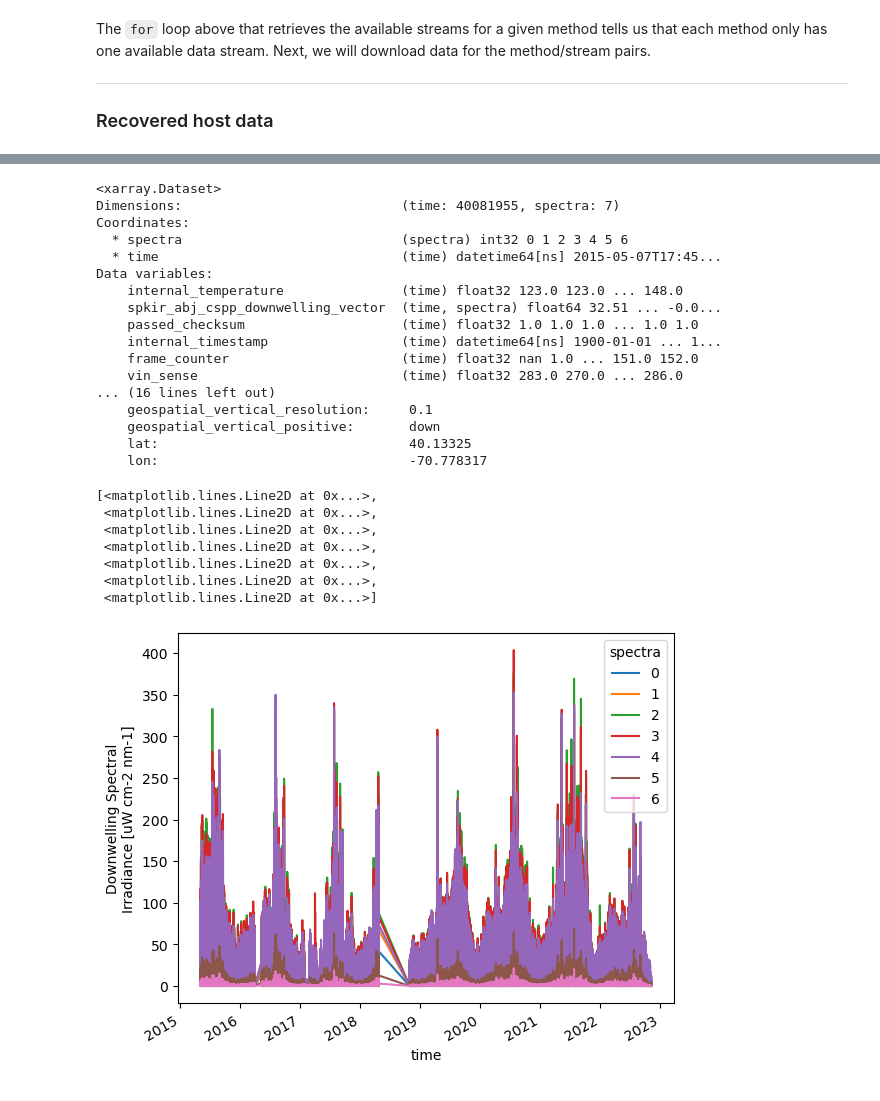
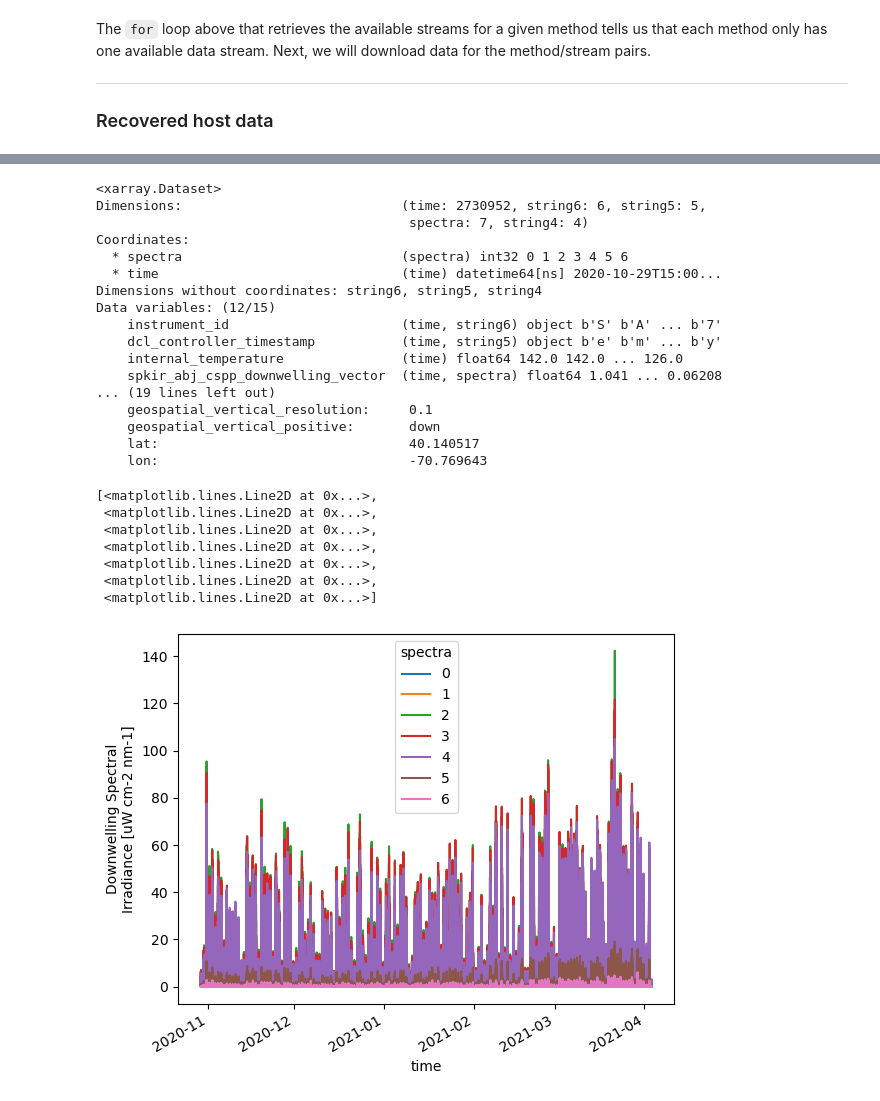
Before and after one commit to cooleyky/qartod_testing, a Jupyter notebook: notebooks/11-Deep-dive-CP01CNSM-RID26-08-SPKIRB000.ipynb, the cells around one changed output, grey strips where cells are left out. Drawn from its saved outputs; the diff is of its cells as text; code cells hidden in the pictures.

```diff
--- a/notebooks/11-Deep-dive-CP01CNSM-RID26-08-SPKIRB000.ipynb
+++ b/notebooks/11-Deep-dive-CP01CNSM-RID26-08-SPKIRB000.ipynb
@@ -63,0 +61,14 @@ if not os.path.exists(out_path):
+# %%
+# View annotations
+annotations = get_annotations(site, node, sensor)
+annotations = pd.DataFrame(annotations)
+
+if not annotations.empty:
+    annotations = annotations.drop(columns=['@class'])
+    annotations['beginDate'] = pd.to_datetime(annotations.beginDT, unit='ms').dt.strftime('%Y-%m-%dT%H:%M:%S')
+    annotations['endDate'] = pd.to_datetime(annotations.endDT, unit='ms').dt.strftime('%Y-%m-%dT%H:%M:%S')
+
+annotations
+
+# Note: now I have moved the lines that add a human-readable date time up here where the annotations are displayed, however I'm not sure if the begin and endDT columns still need
+# to exist. I would like to remove them because they are just taking up space and don't add anything to the dataFrame displayed below.
@@ -120,0 +94,8 @@ annotations
+# %%
+# Set method and stream strings
+method = methods[0]
+stream = streams[method][0]
+deploy = 13
+# %%
+# load data from the local kdata directory
+spkir = load_kdata(site, node, sensor, method, stream, ('*deployment%04d*SPKIR*.nc' % deploy))
@@ -121,48 +104,44 @@ annotations
 # %%
 # Add qc flags for annotations retrieved above
 if not annotations.empty:
-    annotations = annotations.drop(columns=['@class'])
-    annotations['beginDate'] = pd.to_datetime(annotations.beginDT, unit='ms').dt.strftime('%Y-%m-%dT%H:%M:%S')
-    annotations['endDate'] = pd.to_datetime(annotations.endDT, unit='ms').dt.strftime('%Y-%m-%dT%H:%M:%S')
-
     # create an annotation-based quality flag
-    data_edit = add_annotation_qc_flags(host_data, annotations)
+    data_edit = add_annotation_qc_flags(spkir, annotations)
 
     # clean-up the data, removing values that were marked as fail either from the quality checks or in the
     # annotations, and all data collected after the cut off date
-    data_edit = data_edit.where(data_edit.rollup_annotations_qc_results != 4)
+    spkir = data_edit.where(data_edit.rollup_annotations_qc_results < 4)
 # %%
 # Check structure of edited data and contents
-data_edit
+spkir
 # %% [output]
 <xarray.Dataset>
-Dimensions:                            (time: 40081955, spectra: 7)
+Dimensions:                            (time: 2730952, string6: 6, string5: 5,
+                                        spectra: 7, string4: 4)
 Coordinates:
   * spectra                            (spectra) int32 0 1 2 3 4 5 6
-  * time                               (time) datetime64[ns] 2015-05-07T17:45...
-Data variables:
-    internal_temperature               (time) float32 123.0 123.0 ... 148.0
-    spkir_abj_cspp_downwelling_vector  (time, spectra) float64 32.51 ... -0.0...
-    passed_checksum                    (time) float32 1.0 1.0 1.0 ... 1.0 1.0
-    internal_timestamp                 (time) datetime64[ns] 1900-01-01 ... 1...
-    frame_counter                      (time) float32 nan 1.0 ... 151.0 152.0
-    vin_sense                          (time) float32 283.0 270.0 ... 286.0
-... (16 lines left out)
+  * time                               (time) datetime64[ns] 2020-10-29T15:00...
+Dimensions without coordinates: string6, string5, string4
+Data variables: (12/15)
+    instrument_id                      (time, string6) object b'S' b'A' ... b'7'
+    dcl_controller_timestamp           (time, string5) object b'e' b'm' ... b'y'
+    internal_temperature               (time) float64 142.0 142.0 ... 126.0
+    spkir_abj_cspp_downwelling_vector  (time, spectra) float64 1.041 ... 0.06208
+... (19 lines left out)
     geospatial_vertical_resolution:     0.1
     geospatial_vertical_positive:       down
-    lat:                                40.13325
-    lon:                                -70.778317
+    lat:                                40.140517
+    lon:                                -70.769643
 # %%
 # First plot edited data to check whether inserting nans over gaps in time coverage is necessary
-data_edit.spkir_abj_cspp_downwelling_vector.plot.line(x="time", hue="spectra")
+spkir.spkir_abj_cspp_downwelling_vector.plot.line(x="time", hue="spectra")
 # %% [output]
 [<matplotlib.lines.Line2D at 0x...>,
  <matplotlib.lines.Line2D at 0x...>,
  <matplotlib.lines.Line2D at 0x...>,
  <matplotlib.lines.Line2D at 0x...>,
  <matplotlib.lines.Line2D at 0x...>,
  <matplotlib.lines.Line2D at 0x...>,
  <matplotlib.lines.Line2D at 0x...>]
-[figure, old version]
+[figure, new version]
 # %%
 # From graph above we can see that the plotting function still connects points across gaps in data, so we will add in nan gaps
```
Also changed, not shown: parts of 12 cells of this notebook.
